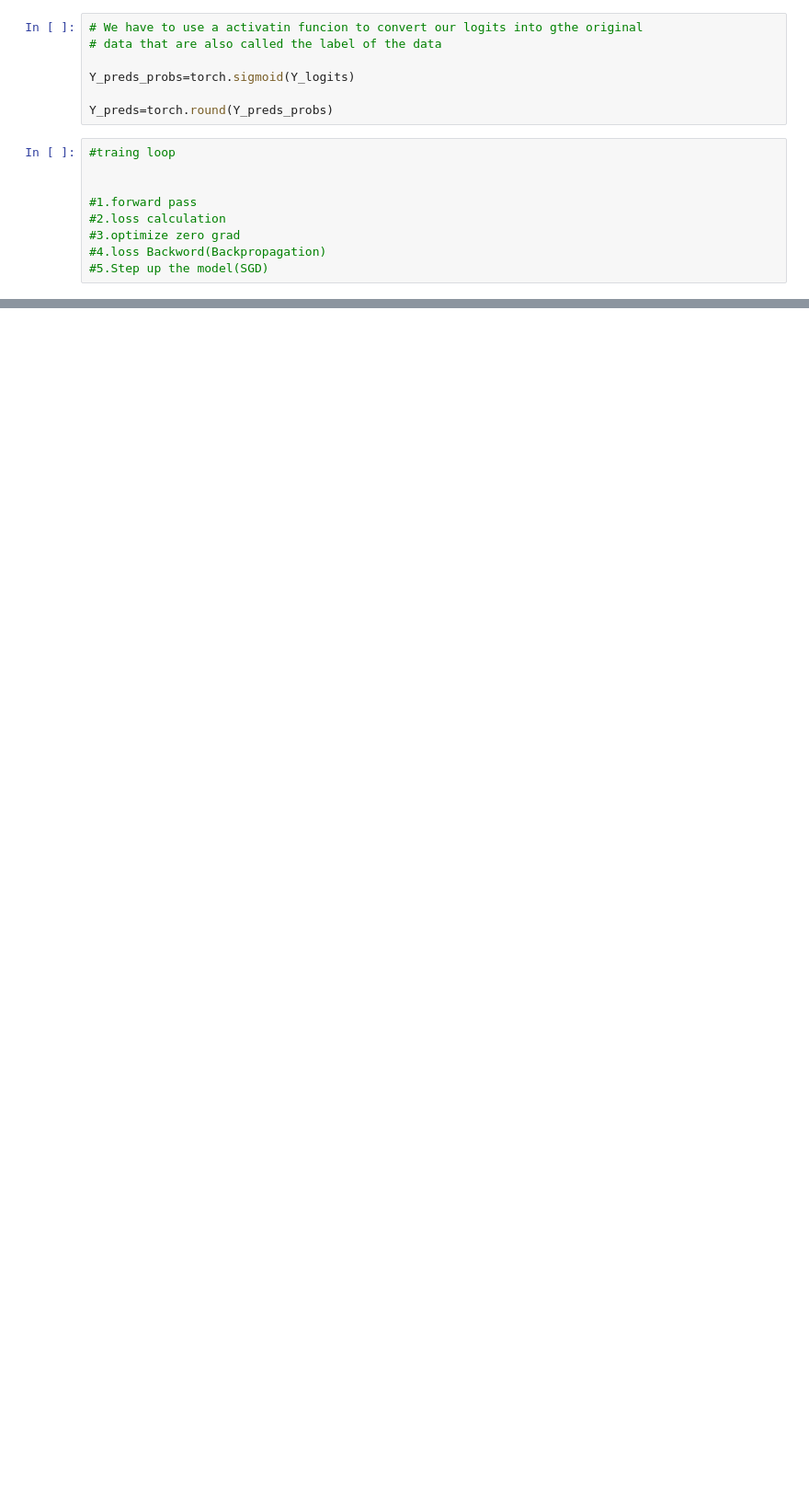
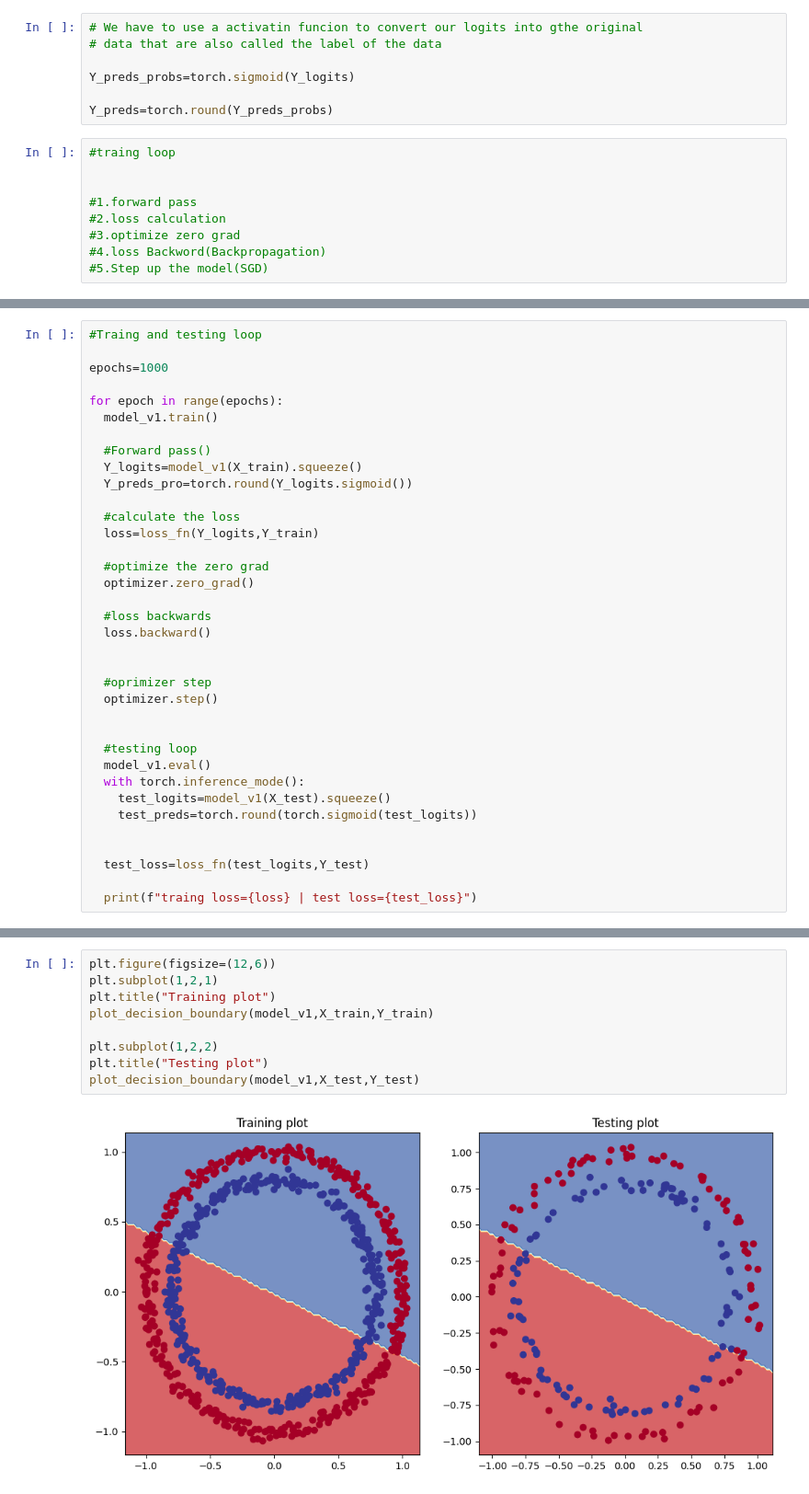
Before and after one commit to anmolkumar0717/Alphabet, a Jupyter notebook: 02_Pytorch_Neural_Network_Classification.ipynb, the cells around one changed output, grey strips where cells are left out. Shown at 92% size. Drawn from its saved outputs; the diff is of its cells as text; blank space fills up the shorter version.

```diff
--- a/02_Pytorch_Neural_Network_Classification.ipynb
+++ b/02_Pytorch_Neural_Network_Classification.ipynb
@@ -314,0 +380,36 @@ training loss0.6933572888374329 | testing loss0.692623496055603 | traing_accurac
+# %%
+#Traing and testing loop
+
+epochs=1000
+
+for epoch in range(epochs):
+  model_v1.train()
+
+  #Forward pass()
+  Y_logits=model_v1(X_train).squeeze()
+  Y_preds_pro=torch.round(Y_logits.sigmoid())
+
+  #calculate the loss
+  loss=loss_fn(Y_logits,Y_train)
+
+  #optimize the zero grad
+  optimizer.zero_grad()
+
+  #loss backwards
+  loss.backward()
+
+
+  #oprimizer step
+  optimizer.step()
+
+
+  #testing loop
+  model_v1.eval()
+  with torch.inference_mode():
+    test_logits=model_v1(X_test).squeeze()
+    test_preds=torch.round(torch.sigmoid(test_logits))
+
+
+  test_loss=loss_fn(test_logits,Y_test)
+
+  print(f"traing loss={loss} | test loss={test_loss}")
@@ -314,0 +434,11 @@ training loss0.6933572888374329 | testing loss0.692623496055603 | traing_accurac
+# %%
+plt.figure(figsize=(12,6))
+plt.subplot(1,2,1)
+plt.title("Training plot")
+plot_decision_boundary(model_v1,X_train,Y_train)
+
+plt.subplot(1,2,2)
+plt.title("Testing plot")
+plot_decision_boundary(model_v1,X_test,Y_test)
+# %% [output]
+[figure, added]
```
Also changed, not shown: parts of 60 cells of this notebook.
